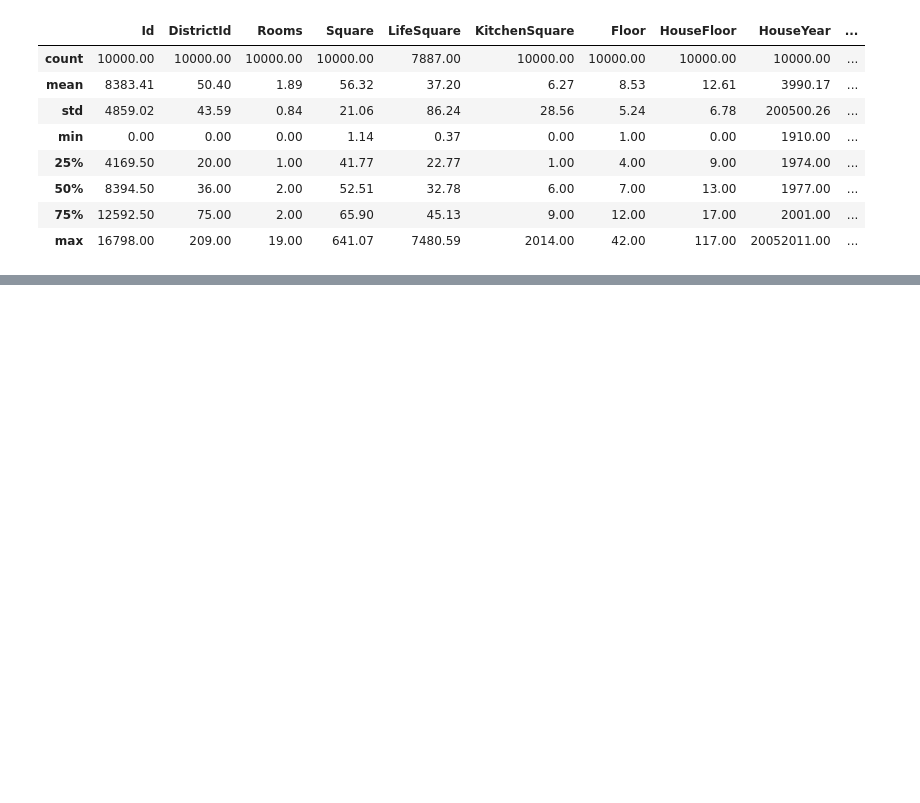
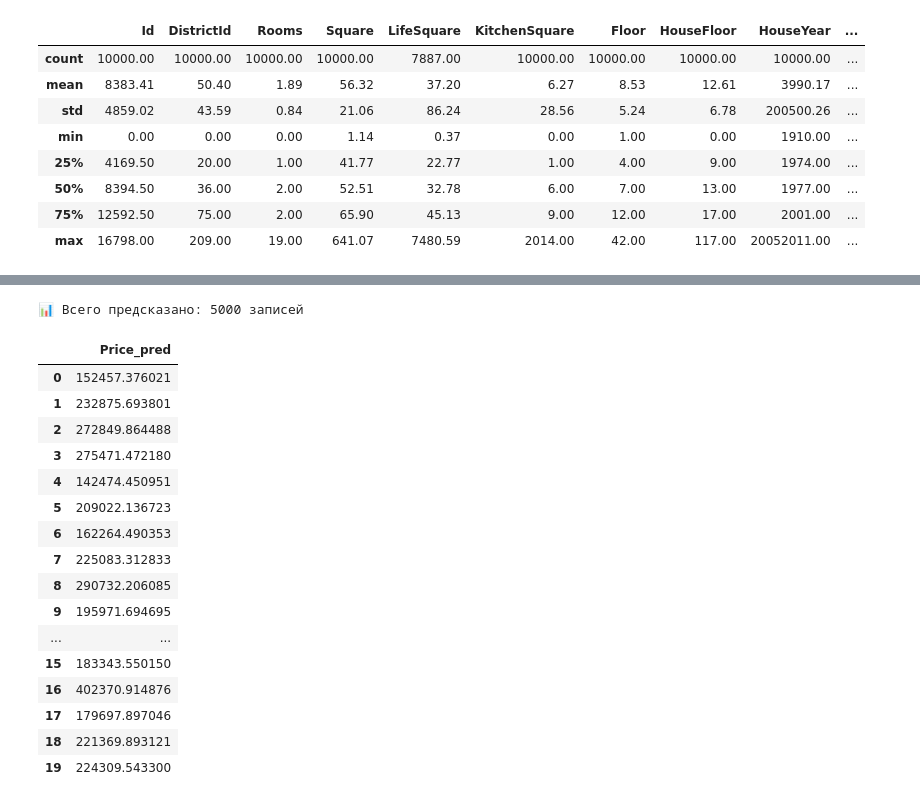
Before and after one commit to KorbovskiyOleg/DataScience, a Jupyter notebook: DataScince/Готовый курсовой проект/OKorbovsky_solution.ipynb, the cells around one changed output, grey strips where cells are left out. Cells and saved outputs as stored; diff of their text form; code cells hidden in the pictures; blank space fills up the shorter version.

```diff
--- a/DataScince/Готовый курсовой проект/OKorbovsky_solution.ipynb
+++ b/DataScince/Готовый курсовой проект/OKorbovsky_solution.ipynb
@@ -989,0 +439,2 @@ df
+# %%
+df_test = pd.read_csv('test_valid.csv')
@@ -989,0 +841,39 @@ df
+# %%
+# ==================== ЗАПУСК ПРЕДСКАЗАНИЯ ====================
+
+# Создание Pool для теста
+test_pool = Pool(df_processed_test[features], cat_features=cat_features)
+
+# Предсказание
+pred_test = model.predict(test_pool)
+
+# Создание результата
+df_processed_test["Predicted_Price"] = pred_test
+results = pd.DataFrame({
+    #"Id": df_processed_test['Id'],
+    "Price_pred": df_processed_test['Predicted_Price']
+})
+
+print(f"\n📊 Всего предсказано: {len(results)} записей")
+# %% [output]
+📊 Всего предсказано: 5000 записей
+# %%
+results.head(20)
+# %% [output]
+|  | Price_pred |
+| 0 | 152457.376021 |
+| 1 | 232875.693801 |
+| 2 | 272849.864488 |
+| 3 | 275471.472180 |
+| 4 | 142474.450951 |
+| 5 | 209022.136723 |
+| 6 | 162264.490353 |
+| 7 | 225083.312833 |
+| 8 | 290732.206085 |
+| 9 | 195971.694695 |
+| ... | ... |
+| 15 | 183343.550150 |
+| 16 | 402370.914876 |
+| 17 | 179697.897046 |
+| 18 | 221369.893121 |
+| 19 | 224309.543300 |
```
Also changed, not shown: parts of 131 cells of this notebook, 4 other files.
